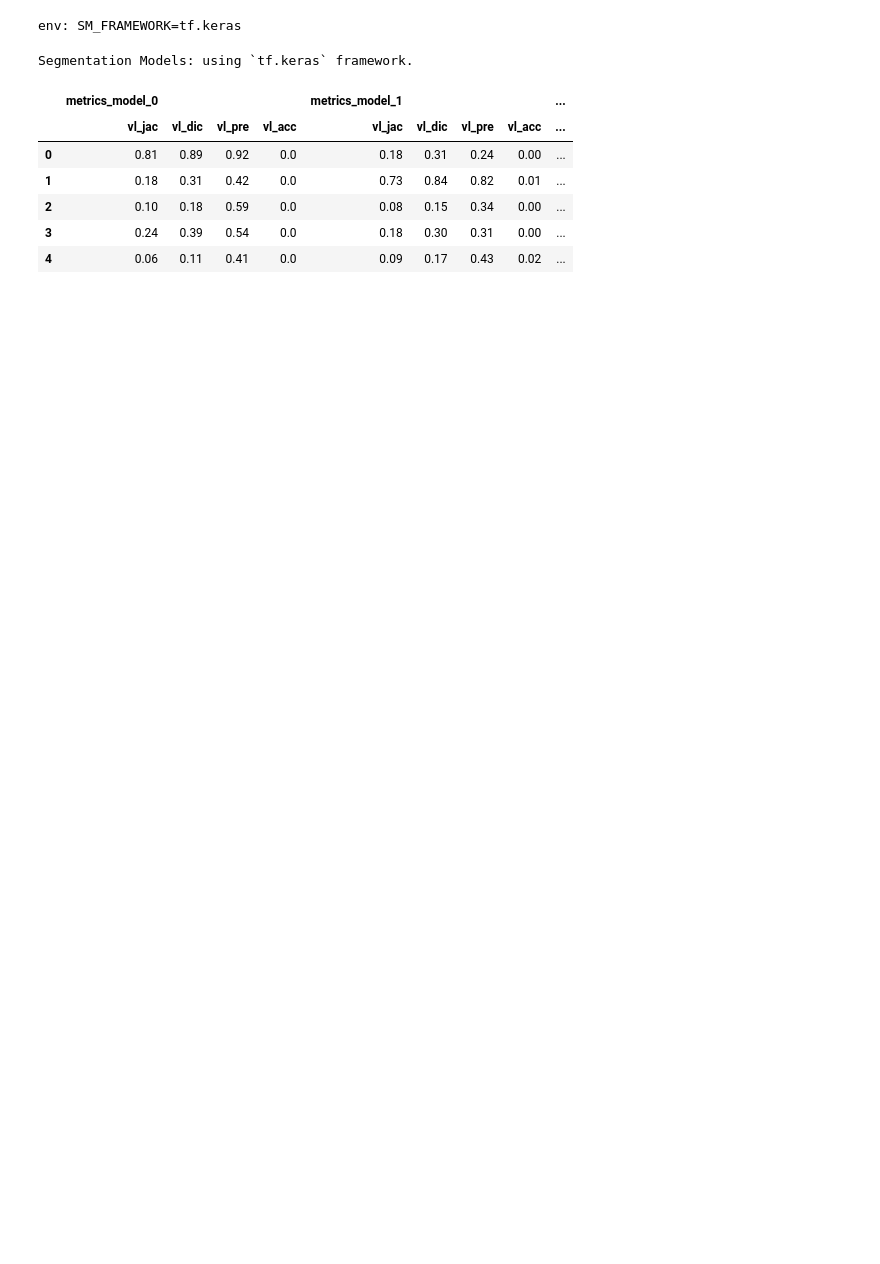
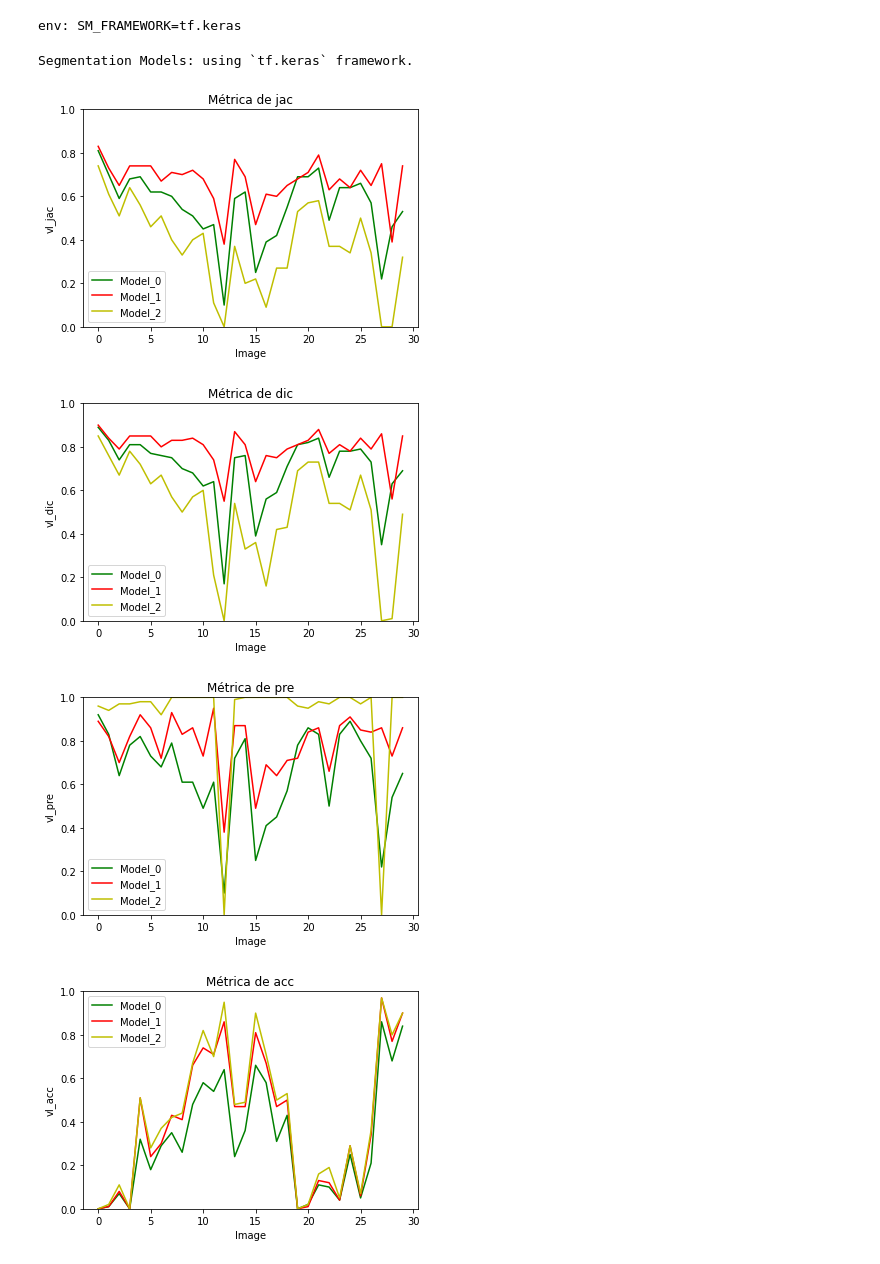
Before and after one commit to Flavya04/data_science_study, a Jupyter notebook: task_03/jupyter_notebook/test_prediction.ipynb, the cells around one changed output. Drawn from its saved outputs; the diff is of its cells as text; code cells hidden in the pictures; blank space fills up the shorter version.

Commit message:
plot_metrics
Plot das métricas e correção da tabela de métrica.

```diff
--- a/task_03/jupyter_notebook/test_prediction.ipynb
+++ b/task_03/jupyter_notebook/test_prediction.ipynb
@@ -56,7 +58,7 @@ real_model_2 = []
 name_model = ['model','model_2', 'model_3']
 # %%
 
-for name_image, j in zip(os.listdir(path_name_image), range(5)):
+for name_image, j in zip(os.listdir(path_name_image), range(30)):
     image_rgb = cv2.imread(path_name_image + name_image)
     image_rgb = cv2.cvtColor(image_rgb, cv2.COLOR_BGR2RGB) / 255
     original_img.append(image_rgb)
@@ -64,12 +66,11 @@ for name_image, j in zip(os.listdir(path_name_image), range(5)):
     img = np.array(image_rgb)
     img = img * 255
     img = img.astype(np.uint8)
-
     real.append(img)
 
     for i in range(3):
         image = image_rgb.copy()
-        pred = eval(str(name_model[i]) + '.predict(np.array([image_rgb]))[0]')
+        pred = eval(str(name_model[i]) + '.predict(np.array([image]))[0]')
         pred = np.array(pred)
         pred = pred[:,:,0]
 
@@ -149,10 +150,10 @@ dict_metrics = {'metrics_model_0': {'vl_jac': [], 'vl_dic': [], 'vl_pre': [], 'v
 
 for i in range(3):
     for j in range(len(binary_marked)):
-        vl_jac = round(metrics.jaccard_score(eval('binary_model_' + str(i) + '[j]'), binary_marked[i], average='micro'), 2)
-        vl_dic = round(metrics.f1_score(binary_marked[i], eval('binary_model_' + str(i) + '[j]'), average='micro'), 2)
-        vl_pre = round(metrics.precision_score(binary_marked[i], eval('binary_model_' + str(i) + '[j]'), average='micro'), 2)
-        vl_acc = round(metrics.accuracy_score(binary_marked[i], eval('binary_model_' + str(i) + '[j]')), 2)
+        vl_jac = round(metrics.jaccard_score(eval('binary_model_' + str(i) + '[j]'), binary_marked[j], average='micro'), 2)
+        vl_dic = round(metrics.f1_score(binary_marked[j], eval('binary_model_' + str(i) + '[j]'), average='micro'), 2)
+        vl_pre = round(metrics.precision_score(binary_marked[j], eval('binary_model_' + str(i) + '[j]'), average='micro'), 2)
+        vl_acc = round(metrics.accuracy_score(binary_marked[j], eval('binary_model_' + str(i) + '[j]')), 2)
 
         x = str(('metrics_model_' + str(i)))
 
@@ -165,12 +166,32 @@ for i in range(3):
 # %%
 dict_of_df = {k: pd.DataFrame(v) for k,v in dict_metrics.items()}
 df_metrics = pd.concat(dict_of_df, axis=1)
-df_metrics
-# %% [output]
-|  | metrics_model_0 |  |  |  | metrics_model_1 |  |  |  | ... |
-|  | vl_jac | vl_dic | vl_pre | vl_acc | vl_jac | vl_dic | vl_pre | vl_acc | ... |
-| 0 | 0.81 | 0.89 | 0.92 | 0.0 | 0.18 | 0.31 | 0.24 | 0.00 | ... |
-| 1 | 0.18 | 0.31 | 0.42 | 0.0 | 0.73 | 0.84 | 0.82 | 0.01 | ... |
-| 2 | 0.10 | 0.18 | 0.59 | 0.0 | 0.08 | 0.15 | 0.34 | 0.00 | ... |
-| 3 | 0.24 | 0.39 | 0.54 | 0.0 | 0.18 | 0.30 | 0.31 | 0.00 | ... |
-| 4 | 0.06 | 0.11 | 0.41 | 0.0 | 0.09 | 0.17 | 0.43 | 0.02 | ... |
+# %%
+name_metrics = ['vl_jac', 'vl_dic', 'vl_pre', 'vl_acc']
+
+
+for name in name_metrics:
+    mm_0 = df_metrics['metrics_model_0'][str(name)]
+    mm_1 = df_metrics['metrics_model_1'][str(name)]
+    mm_2 = df_metrics['metrics_model_2'][str(name)]
+
+    indx = df_metrics.index
+
+    fig, ax = plt.subplots()
+    ax.set_ylim(0, 1)
+    plt.plot(indx, mm_0, 'g', label = 'Model_0')
+    plt.plot(indx, mm_1, 'r', label = 'Model_1')
+    plt.plot(indx, mm_2, 'y', label = 'Model_2')
+    plt.ylabel(str(name))
+    plt.xlabel('Image')
+    r = re.sub("vl_","", str(name))
+    plt.title('Métrica de ' + str(r))
+    plt.legend(loc='best')
+    plt.show()
+
+    del mm_0, mm_1, mm_2
+# %% [output]
+[figure, added]
+[figure, added]
+[figure, added]
+[figure, added]
```
Also changed, not shown: parts of 2 cells of this notebook.
